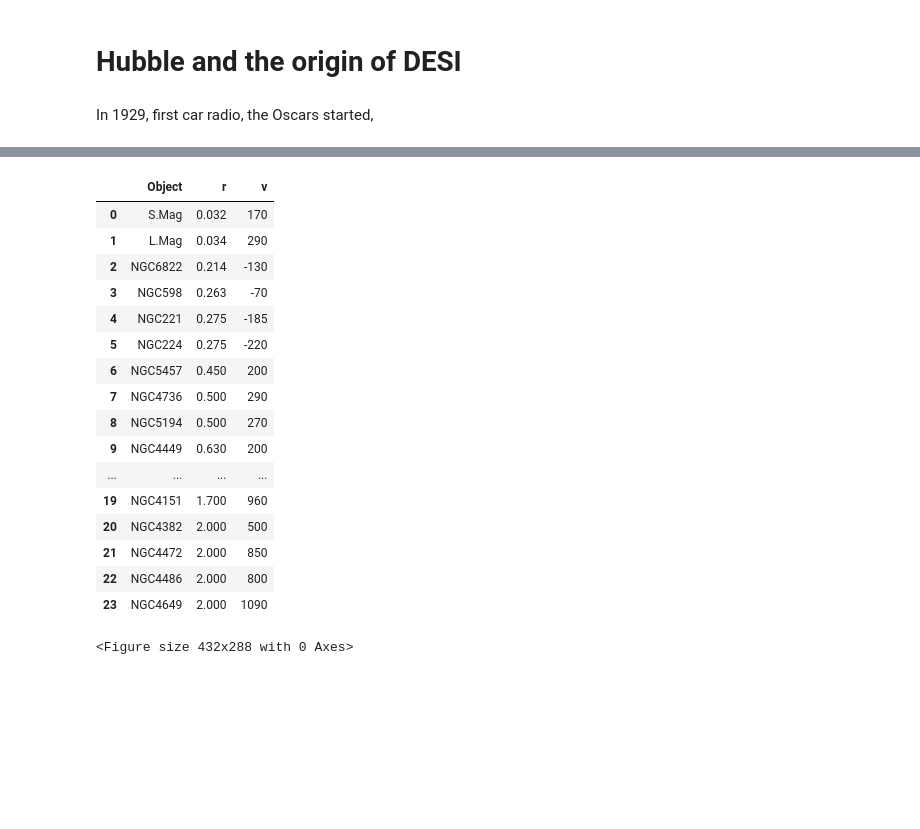
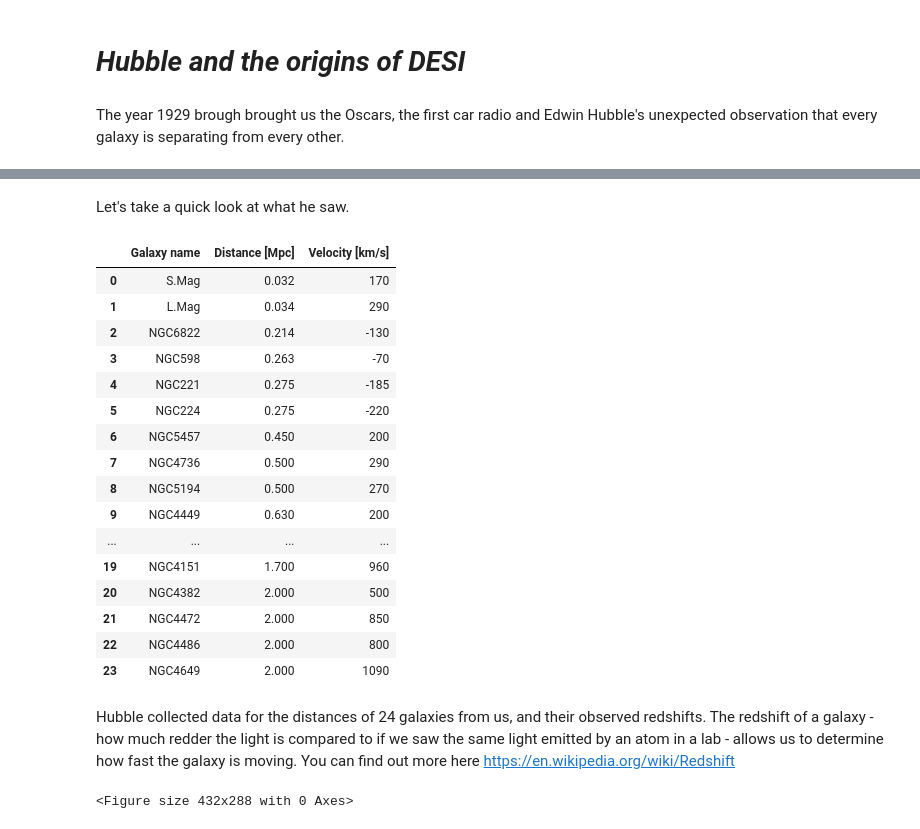
Before and after one commit to DESIHIGH/desihigh, a Jupyter notebook: Intro.ipynb, the cells around one changed output, grey strips where cells are left out. Saved outputs shown, nothing was run; the diff lists cells and outputs as text; code cells hidden in the pictures; blank space fills up the shorter version.

```diff
--- a/Intro.ipynb
+++ b/Intro.ipynb
@@ -11,16 +12,18 @@ from   xkcd            import plot_xkcd
 # %%
 %matplotlib inline
 # %% [markdown]
-# Hubble and the origin of DESI
+# *Hubble and the origins of DESI*
-# %% [markdown]
-In 1929, first car radio, the Oscars started,
+# %% [markdown]
+The year 1929 brough brought us the Oscars, the first car radio and Edwin Hubble's unexpected observation that every galaxy is separating from every other.
 # %% [markdown]
 ![title](edwin-hubble_rotatedjpg.jpg)
+# %% [markdown]
+Let's take a quick look at what he saw.
 # %%
-dat = pd.read_csv('hubble.dat', sep='\s+', comment='#', names=['Object', 'r', 'v'])
+dat = pd.read_csv('hubble.dat', sep='\s+', comment='#', names=['Galaxy name', 'Distance [Mpc]', 'Velocity [km/s]'])
 dat
 # %% [output]
-|  | Object | r | v |
+|  | Galaxy name | Distance [Mpc] | Velocity [km/s] |
 | 0 | S.Mag | 0.032 | 170 |
 | 1 | L.Mag | 0.034 | 290 |
 | 2 | NGC6822 | 0.214 | -130 |
@@ -42,0 +43,2 @@ plt.close()
+# %% [markdown]
+Hubble collected data for the distances of 24 galaxies from us, and their observed redshifts.  The redshift of a galaxy - how much redder the light is compared to if we saw the same light emitted by an atom in a lab - allows us to determine how fast the galaxy is moving.  You can find out more here https://en.wikipedia.org/wiki/Redshift
```
Also changed, not shown: parts of 7 cells of this notebook, 4 other files.
